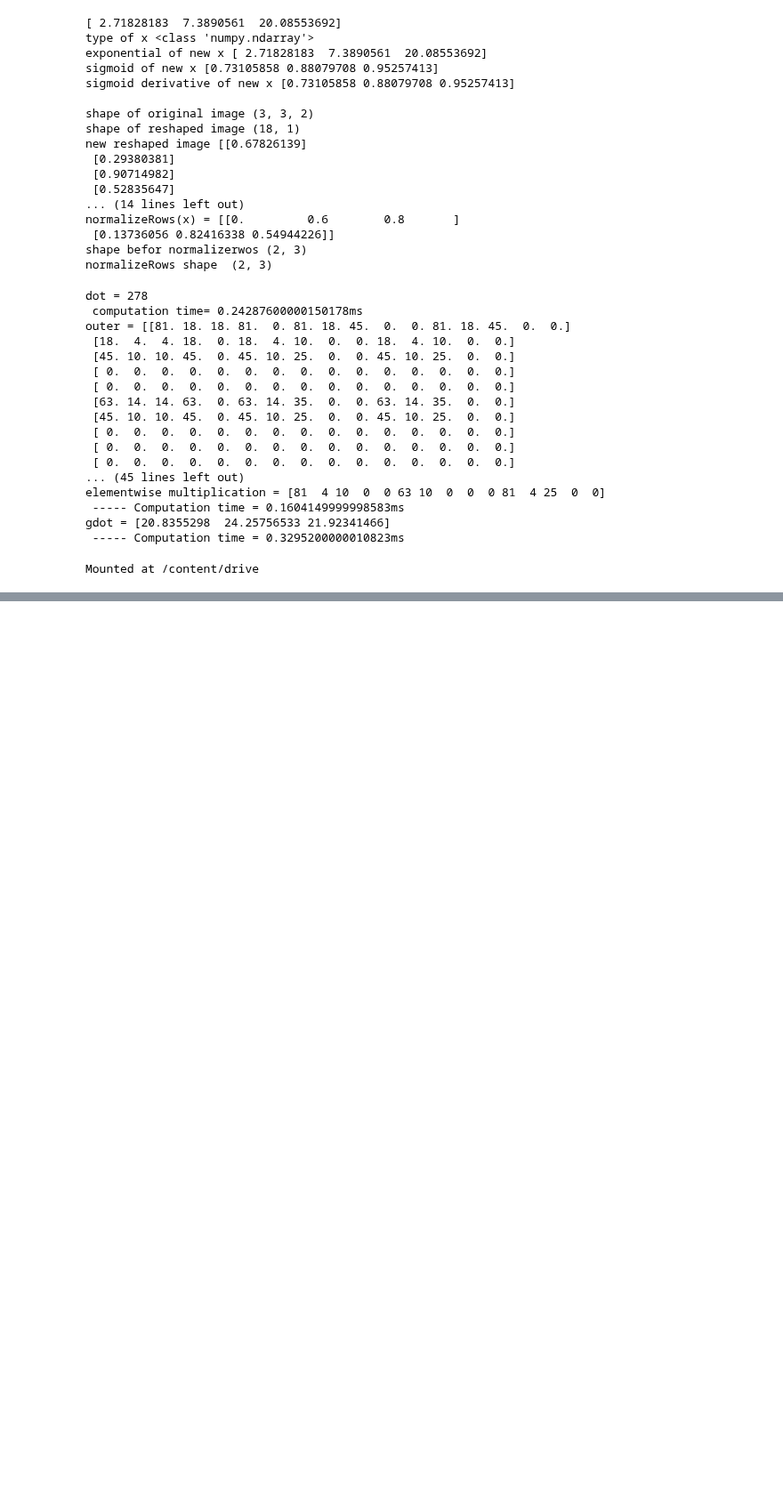
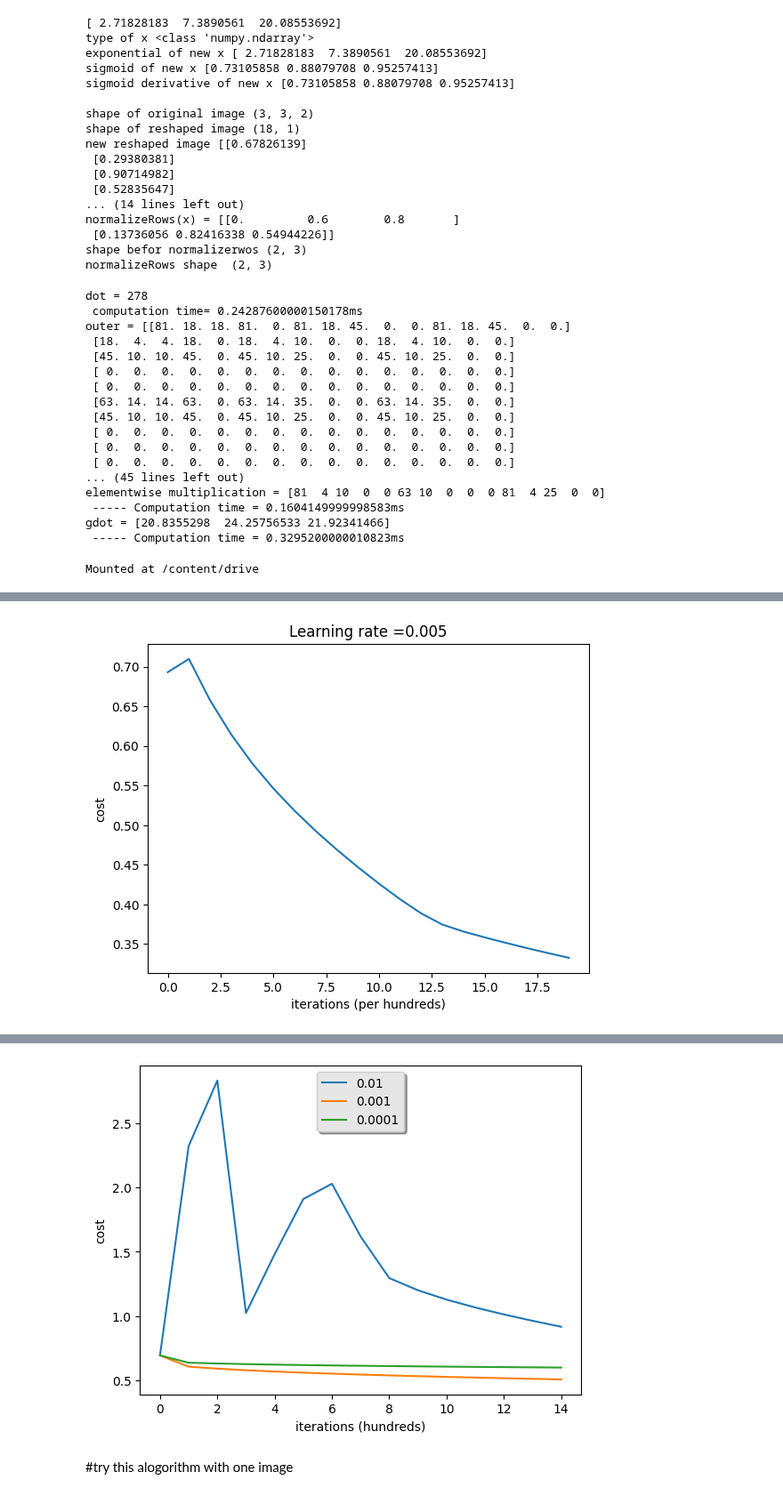
Before and after one commit to Aboelsaood23/Aboelsaood23, a Jupyter notebook: specilaization_2_Course_1.ipynb, the cells around one changed output, grey strips where cells are left out. Shown at 89% size. Cells and saved outputs as stored; diff of their text form; code cells hidden in the pictures; blank space fills up the shorter version.

```diff
--- a/specilaization_2_Course_1.ipynb
+++ b/specilaization_2_Course_1.ipynb
@@ -334,14 +409,0 @@ cost = 5.801545319394553
-# %%
-#check this function
-params,grads,costs =optimize(w,b,x,y,num_iterations=1000,learning_rate =0.009,print_cost=False)
-
-
-
-print("\nOptimize Results")
-print ("w = " + str(params["w"]))
-print ("b = " + str(params["b"]))
-print ("dw = " + str(grads["dw"]))
-print ("db = " + str(grads["db"]))
-
-#plot cost function
-len(costs)
@@ -358,0 +410,56 @@ db = -0.04847508604218078
+# %%
+#Merge all functions into a model
+def model(x_train,y_train,x_test,y_test,num_iterations=2000,learning_rate=0.5,print_cost=False):
+  #initialie values of w,b with zeros
+  w,b =initialize_with_zeros(x_train.shape[0])
+
+  #note : here propagate function is implemented on optimize values
+  parameters,grads,costs =optimize(w,b,x_train,y_train,num_iterations ,learning_rate,print_cost=True)
+  w = parameters["w"]
+  b = parameters["b"]
+
+  y_prediction_test  = predict(w, b, x_test)
+  y_prediction_train = predict(w, b, x_train)
+  print("train accuracy: {} %".format(100 - np.mean(np.abs(y_prediction_train - y_train)) * 100))
+  print("test accuracy: {} %".format(100 - np.mean(np.abs(y_prediction_test - y_test)) * 100))
+  d = {"costs": costs,
+         "Y_prediction_test": y_prediction_test,
+         "Y_prediction_train" : y_prediction_train,
+         "w" : w,
+         "b" : b,
+         "learning_rate" : learning_rate,
+         "num_iterations": num_iterations}
+
+  return d
+
+#let's check this function
+d = model(train_set_x, train_set_y, test_set_x, test_set_y, num_iterations = 2000, learning_rate = 0.005, print_cost = False)
+
+# Plot learning curve (with costs)
+costs = np.squeeze(d['costs'])
+plt.plot(costs)
+plt.ylabel('cost')
+plt.xlabel('iterations (per hundreds)')
+plt.title("Learning rate =" + str(d["learning_rate"]))
+plt.show()
+
+
+#try different values of learning rates
+learning_rates = [0.01, 0.001, 0.0001]
+models = {}
+for i in learning_rates:
+    print ("learning rate is: " + str(i))
+    models[str(i)] = model(train_set_x, train_set_y, test_set_x, test_set_y, num_iterations = 1500, learning_rate = i, print_cost = False)
+    print ('\n' + "-------------------------------------------------------" + '\n')
+
+for i in learning_rates:
+    plt.plot(np.squeeze(models[str(i)]["costs"]), label= str(models[str(i)]["learning_rate"]))
+
+plt.ylabel('cost')
+plt.xlabel('iterations (hundreds)')
+
+legend = plt.legend(loc='upper center', shadow=True)
+frame = legend.get_frame()
+frame.set_facecolor('0.90')
+plt.show()
+# %% [output]
@@ -358,0 +483 @@ db = -0.04847508604218078
+[figure, added]
@@ -358,0 +501,3 @@ db = -0.04847508604218078
+[figure, added]
+# %% [markdown]
+#try this alogorithm with one image
```
Also changed, not shown: parts of 5 cells of this notebook.
